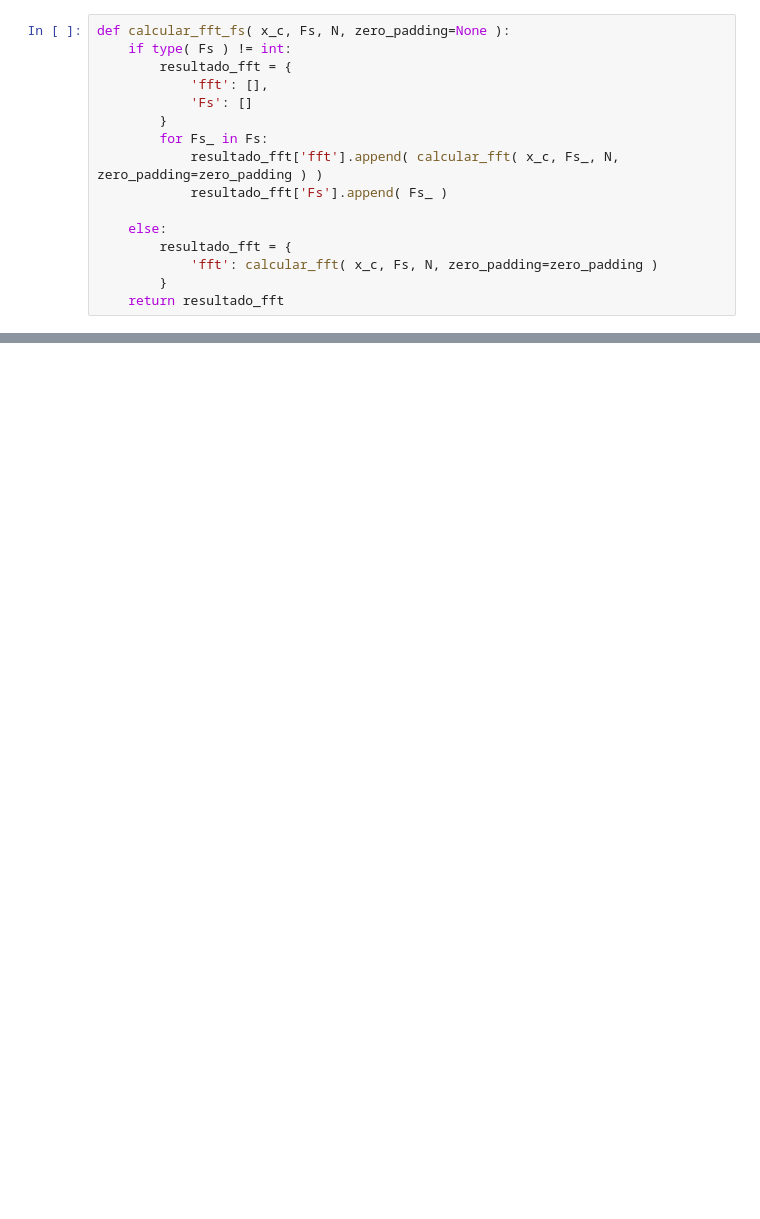
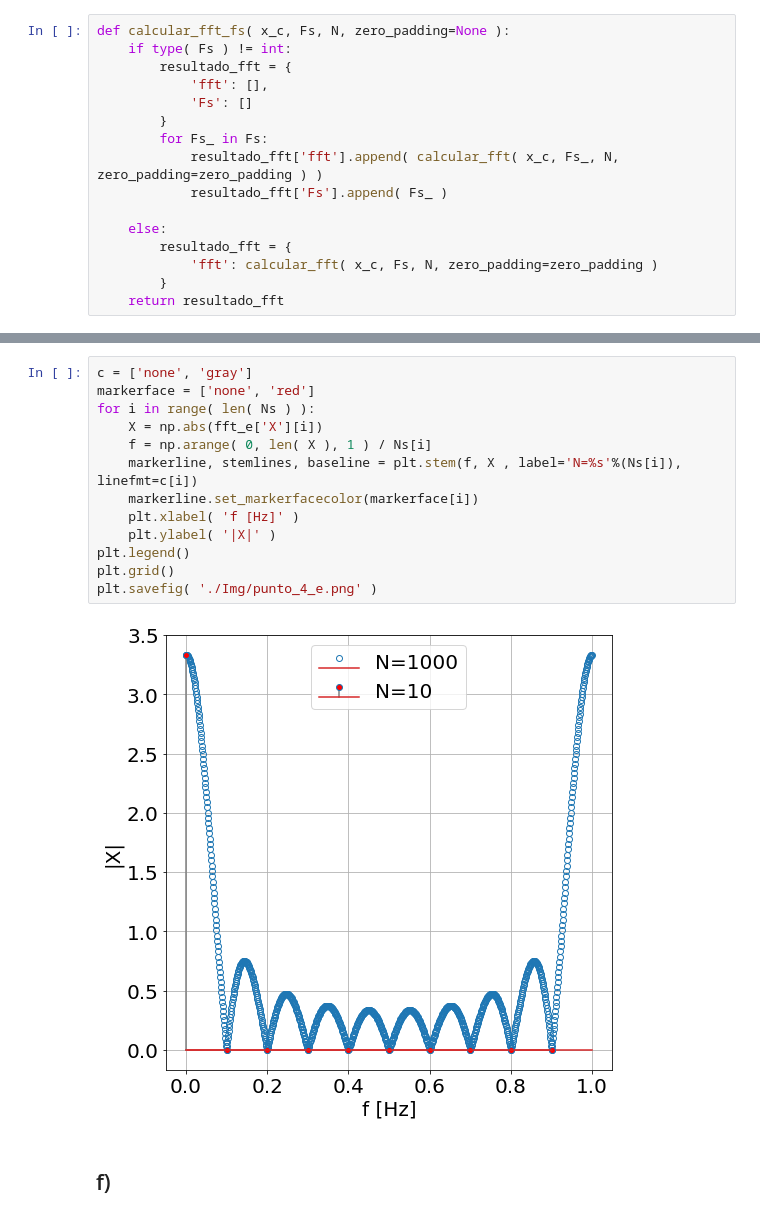
Before and after one commit to Equipo-2-DSP/informe_parte_2, a Jupyter notebook: 04-Continua-Periodica.ipynb, the cells around one changed output, grey strips where cells are left out. Drawn from its saved outputs; the diff is of its cells as text; blank space fills up the shorter version.

```diff
--- a/04-Continua-Periodica.ipynb
+++ b/04-Continua-Periodica.ipynb
@@ -91,0 +116,17 @@ plt.plot( t, np.sin(t + np.pi/2) )
+# %%
+c = ['none', 'gray']
+markerface = ['none', 'red']
+for i in range( len( Ns ) ):
+    X = np.abs(fft_e['X'][i])
+    f = np.arange( 0, len( X ), 1 ) / Ns[i]
+    markerline, stemlines, baseline = plt.stem(f, X , label='N=%s'%(Ns[i]), linefmt=c[i])
+    markerline.set_markerfacecolor(markerface[i])
+    plt.xlabel( 'f [Hz]' )
+    plt.ylabel( '|X|' )
+plt.legend()
+plt.grid()
+plt.savefig( './Img/punto_4_e.png' )
+# %% [output]
+[figure, added]
+# %% [markdown]
+## f)
```
Also changed, not shown: parts of 18 cells of this notebook, 8 other files.
